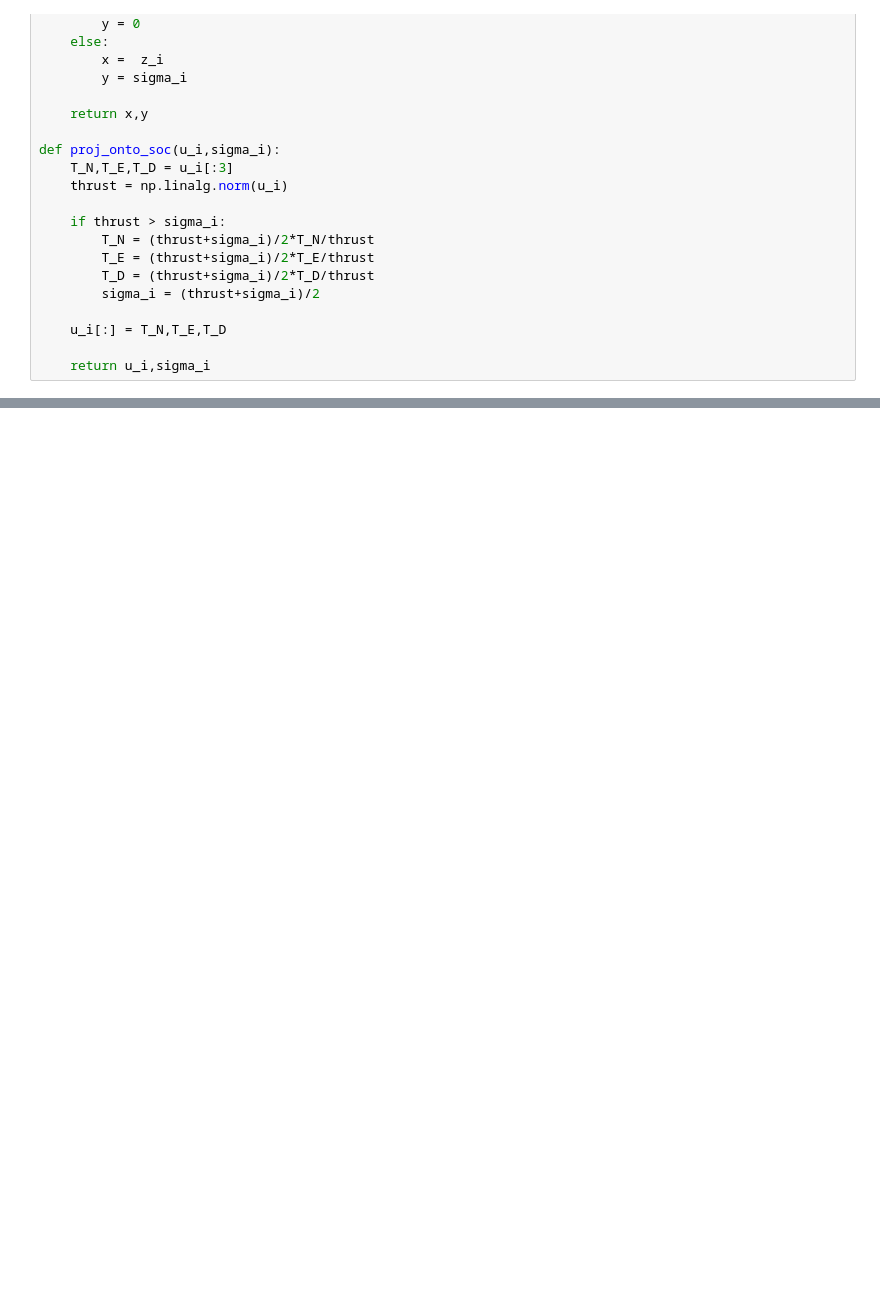
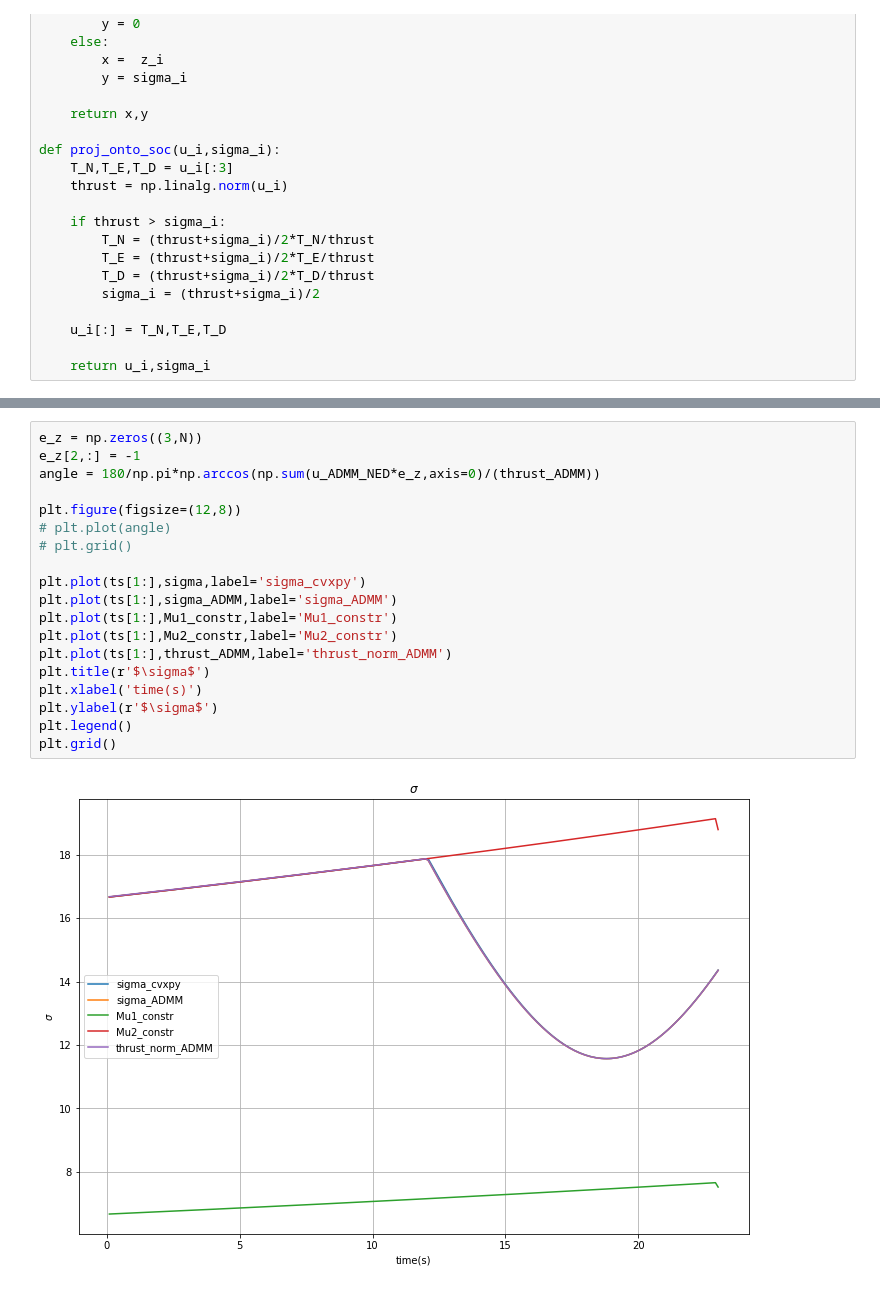
Before and after one commit to acsl-inha/drone_simulation, a Jupyter notebook: src/Convexificated_Ploblem.ipynb, the cells around one changed output, grey strips where cells are left out. Drawn from its saved outputs; the diff is of its cells as text; blank space fills up the shorter version.

```diff
--- a/src/Convexificated_Ploblem.ipynb
+++ b/src/Convexificated_Ploblem.ipynb
@@ -374,0 +391,21 @@ plt.grid()
+# %%
+e_z = np.zeros((3,N))
+e_z[2,:] = -1
+angle = 180/np.pi*np.arccos(np.sum(u_ADMM_NED*e_z,axis=0)/(thrust_ADMM))
+
+plt.figure(figsize=(12,8))
+# plt.plot(angle)
+# plt.grid()
+
+plt.plot(ts[1:],sigma,label='sigma_cvxpy')
+plt.plot(ts[1:],sigma_ADMM,label='sigma_ADMM')
+plt.plot(ts[1:],Mu1_constr,label='Mu1_constr')
+plt.plot(ts[1:],Mu2_constr,label='Mu2_constr')
+plt.plot(ts[1:],thrust_ADMM,label='thrust_norm_ADMM')
+plt.title(r'$\sigma$')
+plt.xlabel('time(s)')
+plt.ylabel(r'$\sigma$')
+plt.legend()
+plt.grid()
+# %% [output]
+[figure, added]
```
Also changed, not shown: parts of 6 cells of this notebook.
